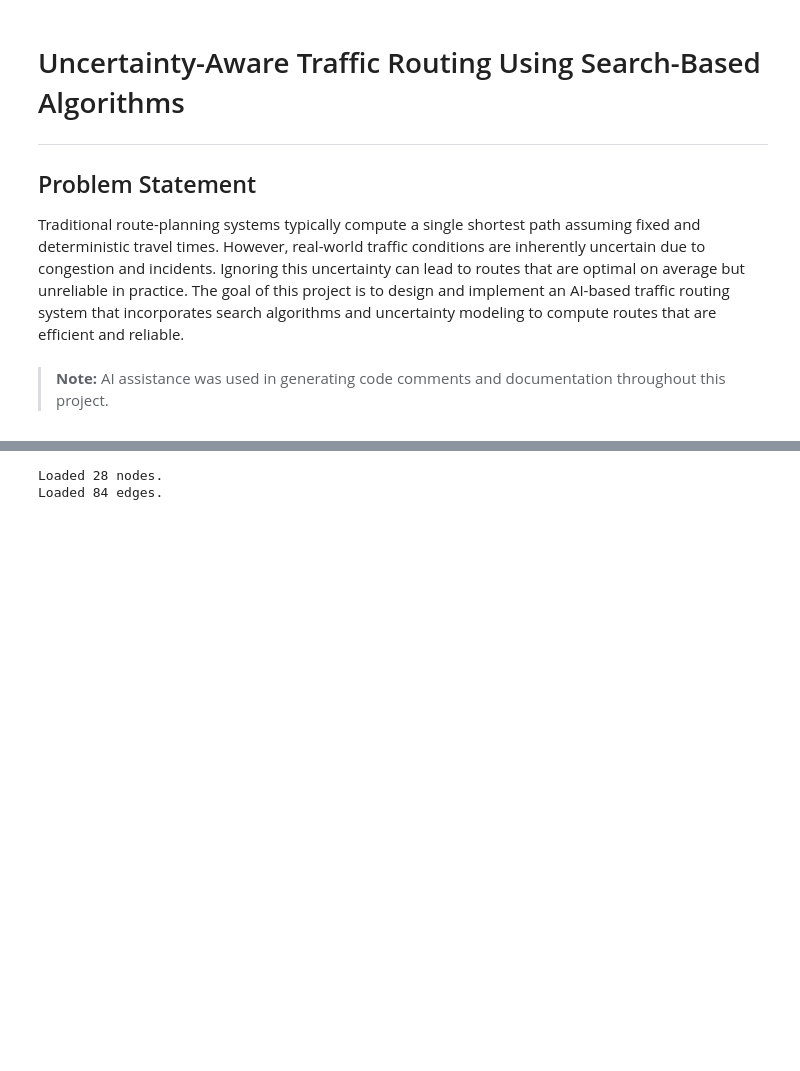
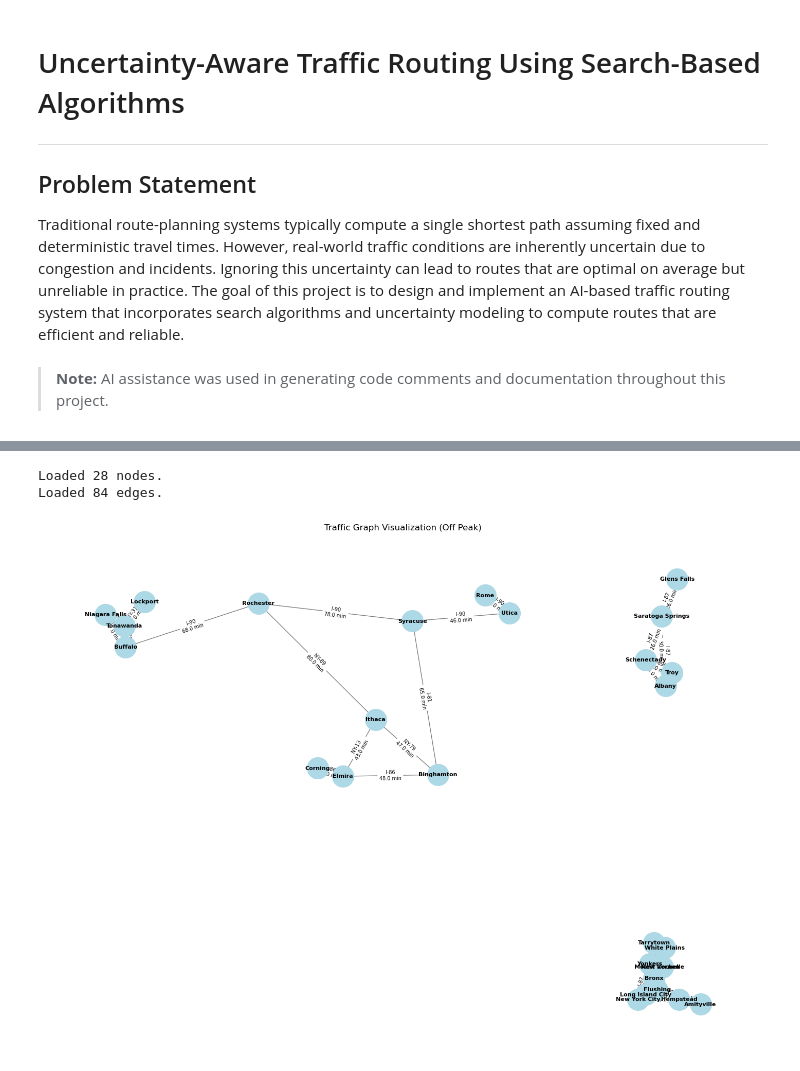
Before and after one commit to atharvkth/csci-630-ai-project, a Jupyter notebook: uncertainty_aware_traffic_routing.ipynb, the cells around one changed output, grey strips where cells are left out. Saved outputs shown, nothing was run; the diff lists cells and outputs as text; code cells hidden in the pictures; blank space fills up the shorter version.

Commit message:
Added time-aware graph visualization and test suite

```diff
--- a/uncertainty_aware_traffic_routing.ipynb
+++ b/uncertainty_aware_traffic_routing.ipynb
@@ -461,7 +520,12 @@ def visualize_graph(graph, path=None):
 # %%
 traffic_graph = TrafficGraph()
 traffic_graph.load_nodes('data/CSCI 630 - Artificial Intelligence - Project Data - ny_graph_nodes.csv')
 traffic_graph.load_edges('data/CSCI 630 - Artificial Intelligence - Project Data - ny_graph_edges.csv')
+
+# Visualize the full graph using off-peak traffic conditions.
+# Change time_period to 'am_peak' or 'pm_peak' to see rush-hour travel times.
+visualize_graph(traffic_graph, time_period='off_peak')
 # %% [output]
 Loaded 28 nodes.
 Loaded 84 edges.
+[figure, added]
```
Also changed, not shown: parts of 2 cells of this notebook, 2 other files.
